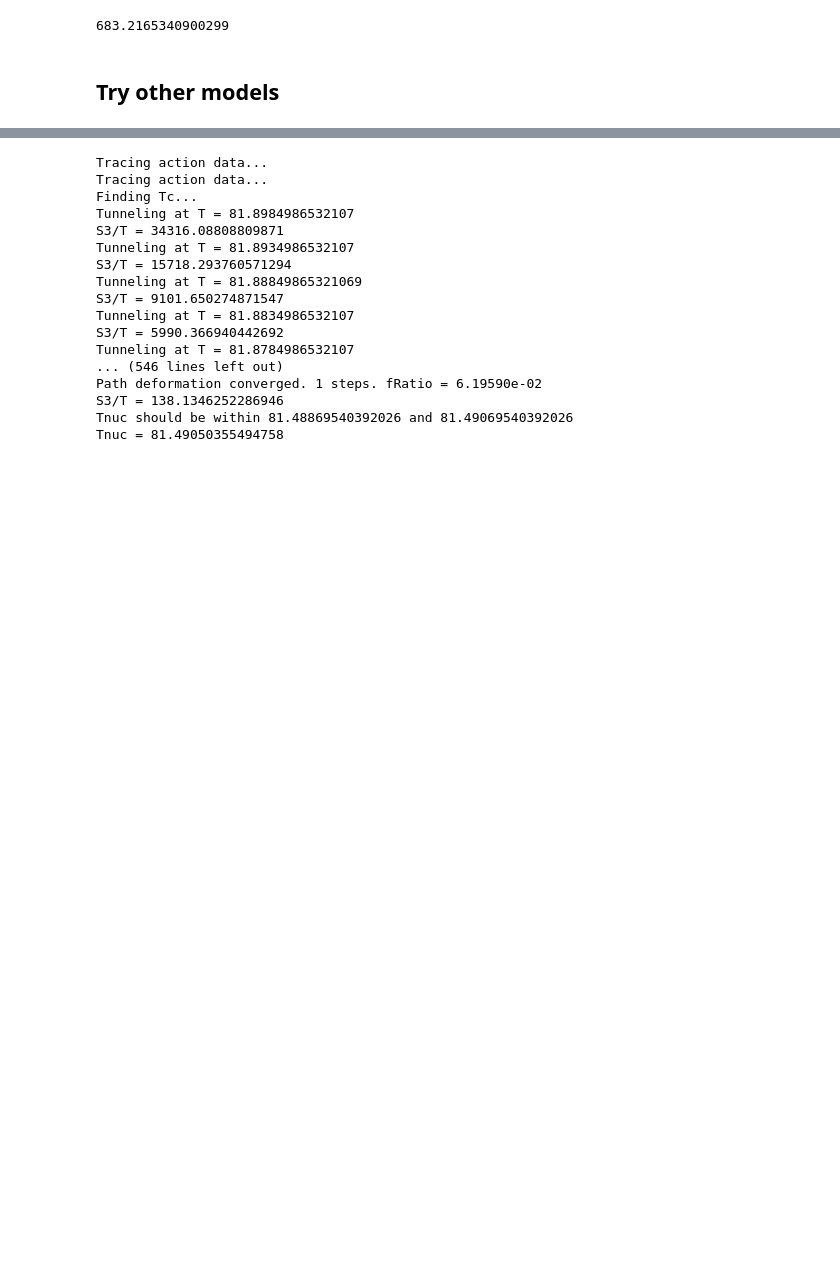
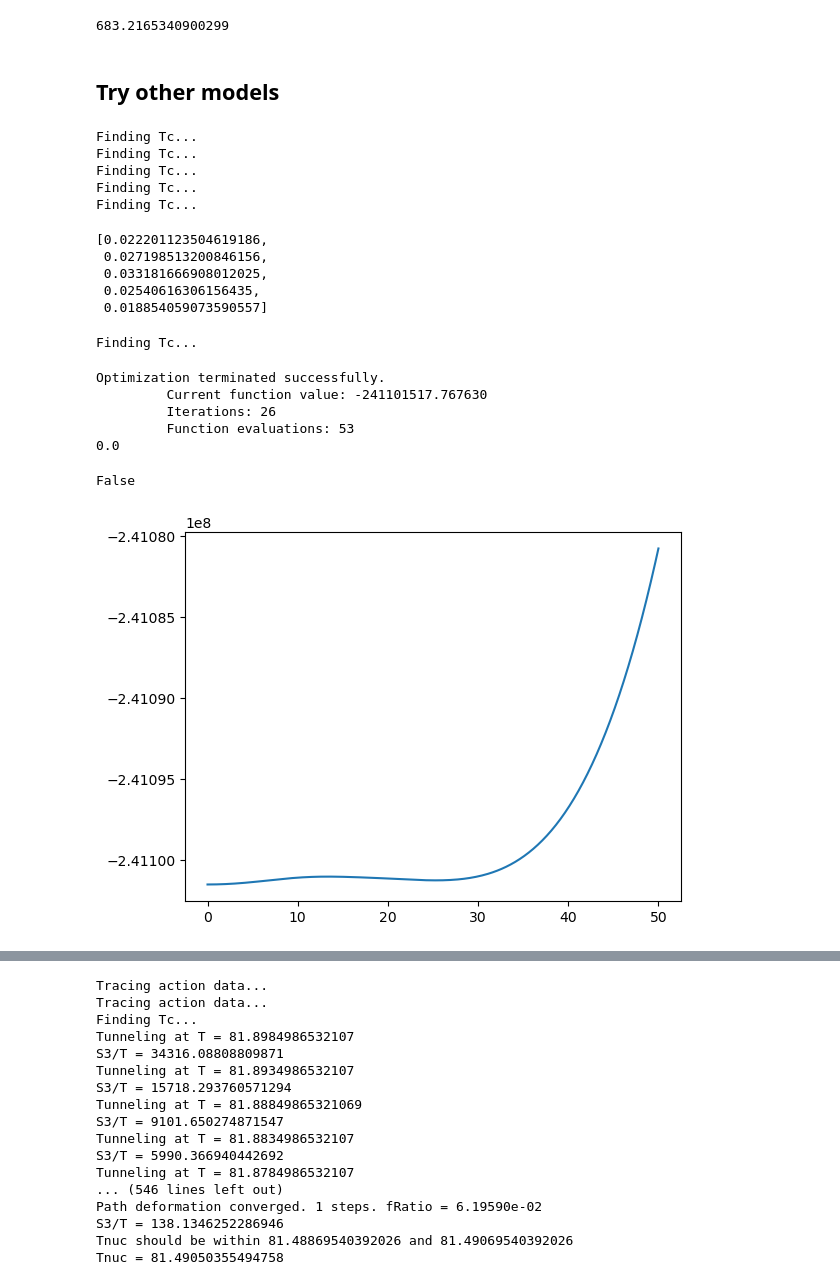
Before and after one commit to quarkquartet/EWPT-ALP, a Jupyter notebook: phase_transition/test.ipynb, the cells around one changed output, grey strips where cells are left out. Saved outputs shown, nothing was run; the diff lists cells and outputs as text; code cells hidden in the pictures; blank space fills up the shorter version.

Commit message:
larger scan range for MeV scale and delta=pi/20

```diff
--- a/phase_transition/test.ipynb
+++ b/phase_transition/test.ipynb
@@ -827,4 +827,49 @@ tobj.findAction(prof)/T_test
 # %% [markdown]
 ## Try other models
 # %%
-model = model_ALP(5, 0.07, 0.150162589, 4.6954121450475,8805.31558198024,102.187788368303,3968.10745398525, 2*np.pi/5)
+model = model_ALP(5, 0.07, 0.150162589, 4.6954121450475,8805.31558198024,102.187788368303,3968.10745398525/3, 2*np.pi/5)
+# %%
+Soverflist= []
+for i in [1,2,3,4,5]:
+    model = model_ALP(5, 0.07, 0.150162589, 4.6954121450475,8805.31558198024,102.187788368303,3968.10745398525/3 * i, 2*np.pi/5)
+    model.getTc()
+    hvev=model.Tcvev
+    Svev=model.Smin(hvev,T=model.Tc)
+    Sshift=abs(Svev - model.Smin(0,T=model.Tc))
+    Soverf = Sshift/(3968.10745398525/3 * i)
+    Soverflist.append(Soverf)
+# %% [output]
+Finding Tc...
+Finding Tc...
+Finding Tc...
+Finding Tc...
+Finding Tc...
+# %%
+Soverflist
+# %% [output]
+[0.022201123504619186,
+ 0.027198513200846156,
+ 0.033181666908012025,
+ 0.02540616306156435,
+ 0.018854059073590557]
+# %%
+model.getTc()
+# %% [output]
+Finding Tc...
+# %%
+T_test = model.Tc+0.6
+h_range = np.linspace(0,50,300)
+V_range = np.array([model.Vmin(i, T_test) for i in h_range])
+plt.plot(h_range, V_range)
+V1dinter = interpolate.UnivariateSpline(h_range, V_range, s=0)
+xmin = optimize.fmin(V1dinter, 200)[0]
+print(xmin)
+V1dinter(xmin) < V1dinter(0)
+# %% [output]
+Optimization terminated successfully.
+         Current function value: -241101517.767630
+         Iterations: 26
+         Function evaluations: 53
+0.0
+False
+[figure, added]
```
Also changed, not shown: parts of 6 cells of this notebook, 3 other files.
